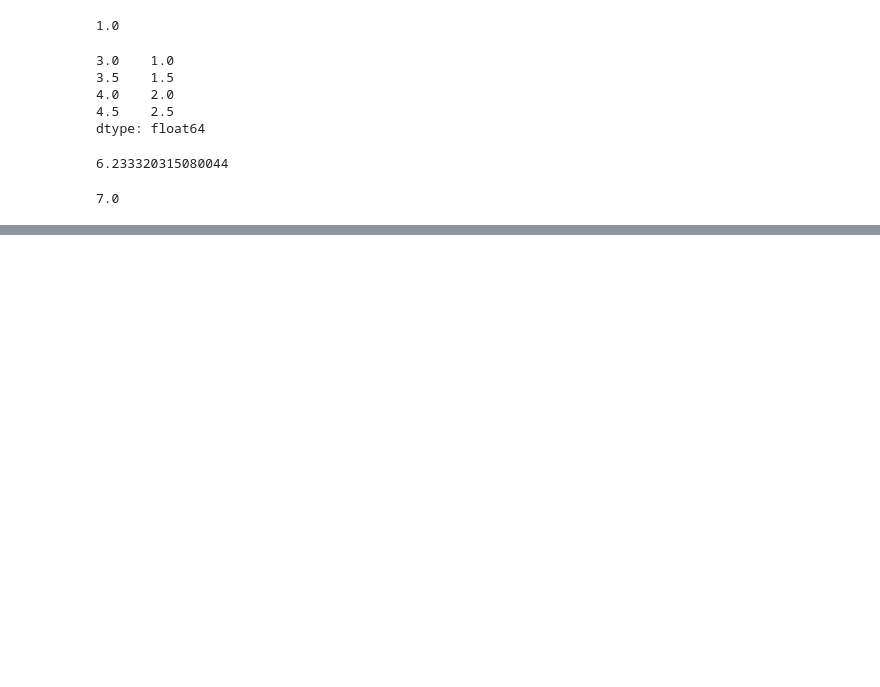
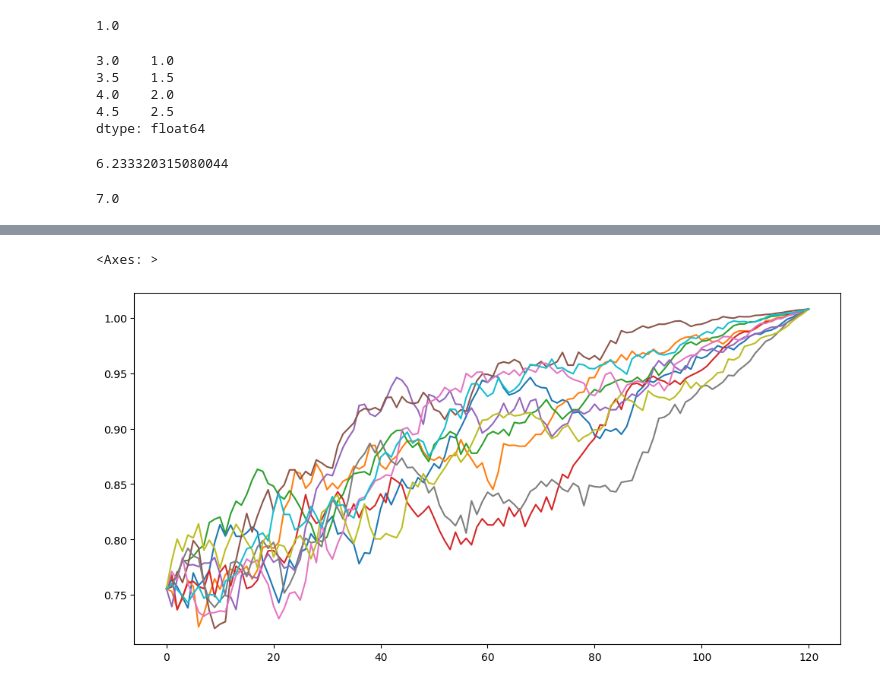
Before and after one commit to lishenjian1996/Programming-Study, a Jupyter notebook: Investment Management with Python and Machine Learning/Introduction to Portfolio Construction and Analysis with Python/week4-introduction to asset-liability management-1.ipynb, the cells around one changed output, grey strips where cells are left out. Saved outputs shown, nothing was run; the diff lists cells and outputs as text; code cells hidden in the pictures; blank space fills up the shorter version.

```diff
--- a/Investment Management with Python and Machine Learning/Introduction to Portfolio Construction and Analysis with Python/week4-introduction to asset-liability management-1.ipynb
+++ b/Investment Management with Python and Machine Learning/Introduction to Portfolio Construction and Analysis with Python/week4-introduction to asset-liability management-1.ipynb
@@ -82,0 +353,7 @@ liabilities.sum()
+# %%
+av_zc_bonds.plot(legend=False, figsize=(12,6))
+#put money into zero coupon bonds
+#It's looks more risky than cash, but it should think about funding ratio
+# %% [output]
+<Axes: >
+[figure, added]
```
Also changed, not shown: parts of 47 cells of this notebook, 1 other file.
